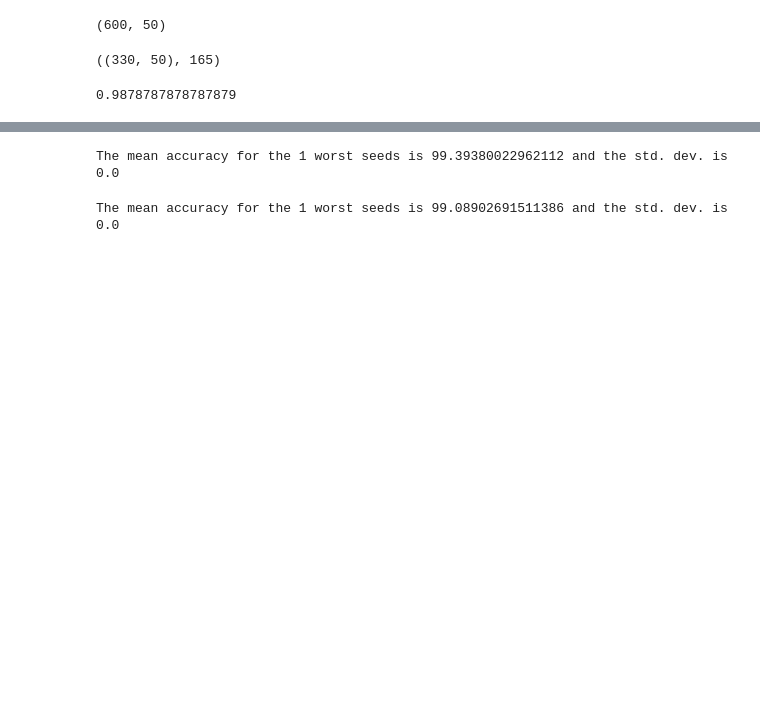
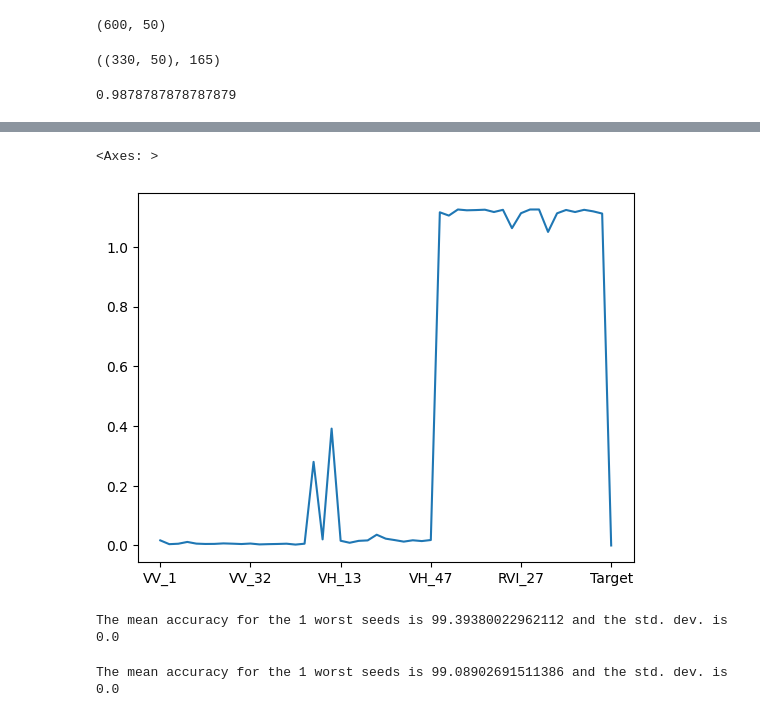
Before and after one commit to gsparsh220598/Rice-Crop-Prediction, a Jupyter notebook: analysis.ipynb, the cells around one changed output, grey strips where cells are left out. Drawn from its saved outputs; the diff is of its cells as text; code cells hidden in the pictures; blank space fills up the shorter version.

```diff
--- a/analysis.ipynb
+++ b/analysis.ipynb
@@ -131,3 +322,9 @@ fig.show()
+# %%
+#406, 403, 234, 112
+df.iloc[406].plot()
+# %% [output]
+<Axes: >
+[figure, added]
 # %%
 #NESTED CV STRATEGY TO SCORE THE VALIDATION SET
 def nested_cv(
```
Also changed, not shown: parts of 10 cells of this notebook.
